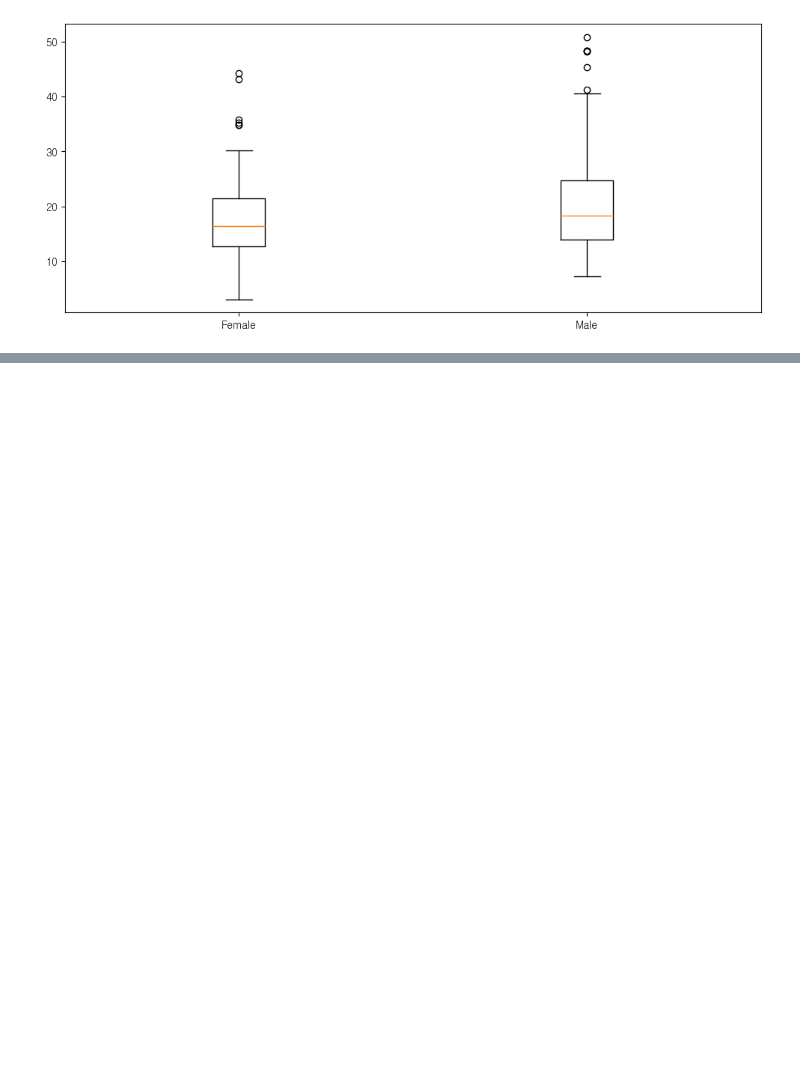
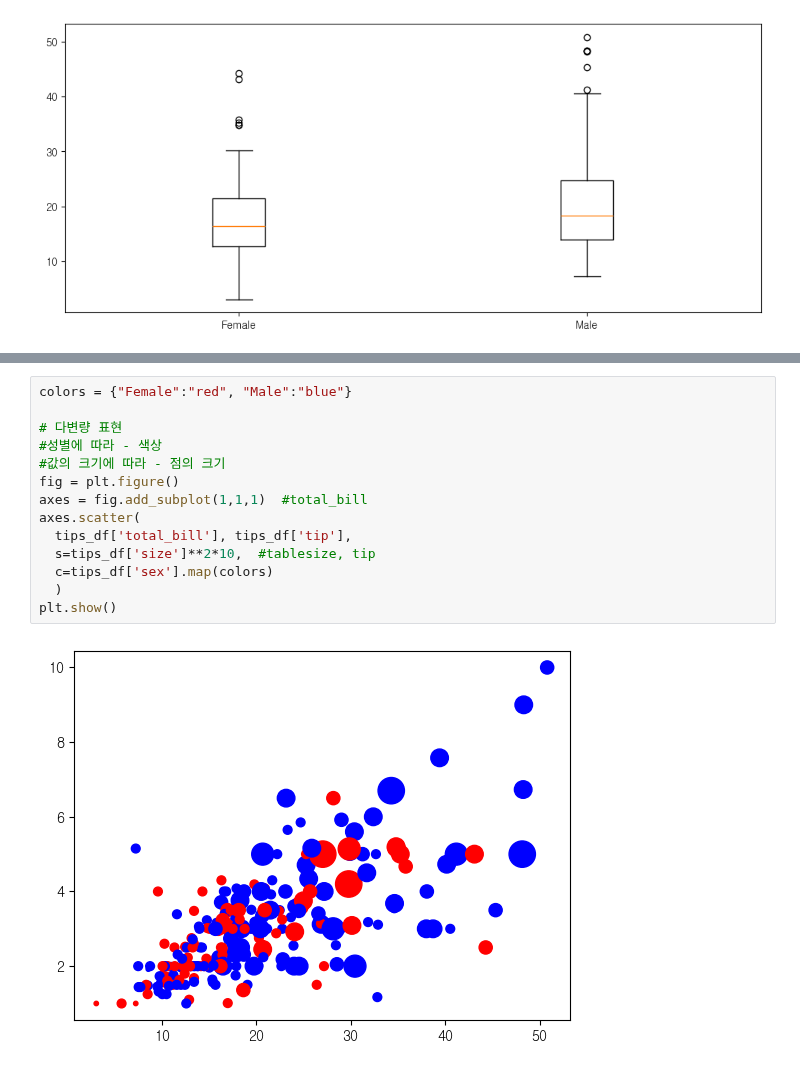
Before and after one commit to yleessam/hipython_rep, a Jupyter notebook: 17.시각화.ipynb, the cells around one changed output, grey strips where cells are left out. Drawn from its saved outputs; the diff is of its cells as text; blank space fills up the shorter version.

```diff
--- a/17.시각화.ipynb
+++ b/17.시각화.ipynb
@@ -246,0 +282,16 @@ plt.show()
+# %%
+colors = {"Female":"red", "Male":"blue"}
+
+# 다변량 표현
+#성별에 따라 - 색상
+#값의 크기에 따라 - 점의 크기
+fig = plt.figure()
+axes = fig.add_subplot(1,1,1)  #total_bill
+axes.scatter(
+  tips_df['total_bill'], tips_df['tip'],
+  s=tips_df['size']**2*10,  #tablesize, tip
+  c=tips_df['sex'].map(colors)
+  )
+plt.show()
+# %% [output]
+[figure, added]
```
Also changed, not shown: parts of 4 cells of this notebook.
